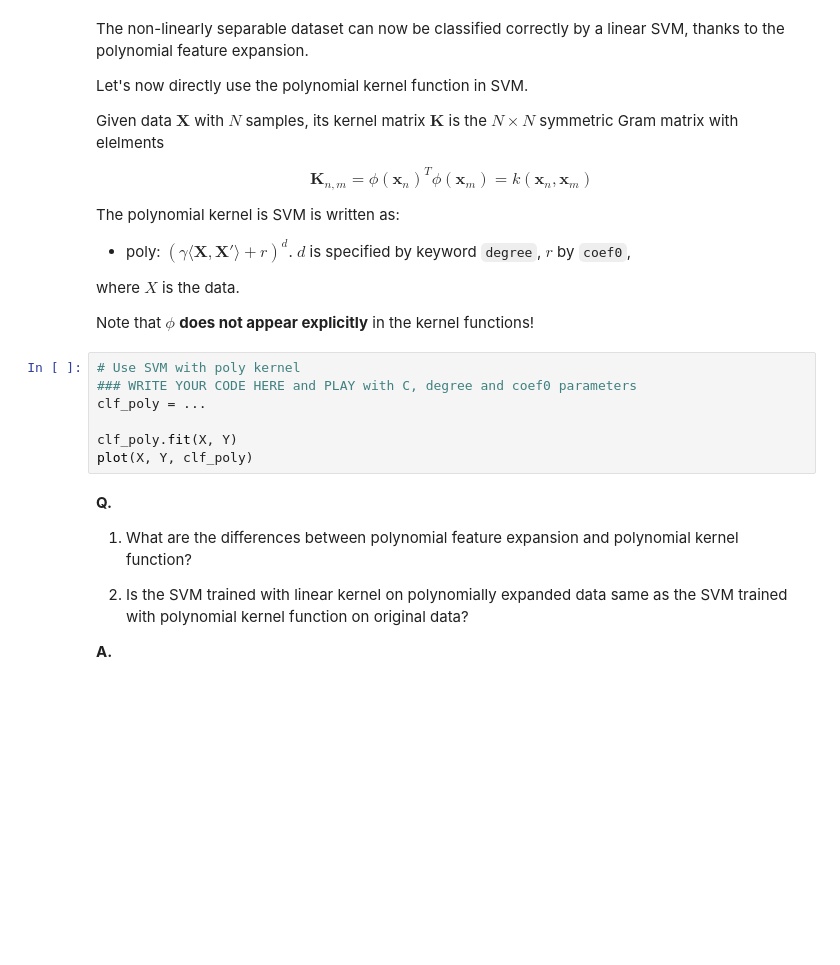
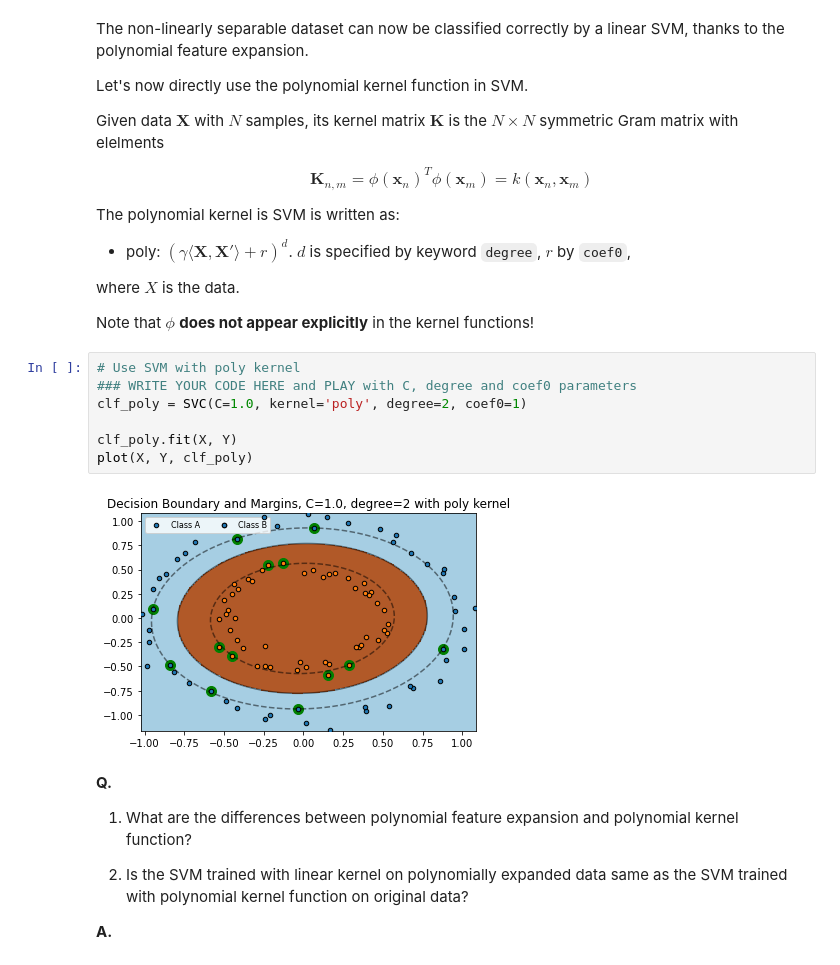
Before and after one commit to userdarius/cs-233-intro-to-ml, a Jupyter notebook: week-7/SVM and Kernel Methods/exercise.ipynb, the cells around one changed output. Drawn from its saved outputs; the diff is of its cells as text; blank space fills up the shorter version.

```diff
--- a/week-7/SVM and Kernel Methods/exercise.ipynb
+++ b/week-7/SVM and Kernel Methods/exercise.ipynb
@@ -329,10 +359,12 @@ Note that $\phi$ **does not appear explicitly** in the kernel functions!
 # %%
 # Use SVM with poly kernel
 ### WRITE YOUR CODE HERE and PLAY with C, degree and coef0 parameters
-clf_poly = ...
+clf_poly = SVC(C=1.0, kernel='poly', degree=2, coef0=1)
 
 clf_poly.fit(X, Y)
 plot(X, Y, clf_poly)
+# %% [output]
+[figure, added]
 # %% [markdown]
 **Q.**
 1. What are the differences between polynomial feature expansion and polynomial kernel function?
```
Also changed, not shown: parts of 15 cells of this notebook, 27 other files.
